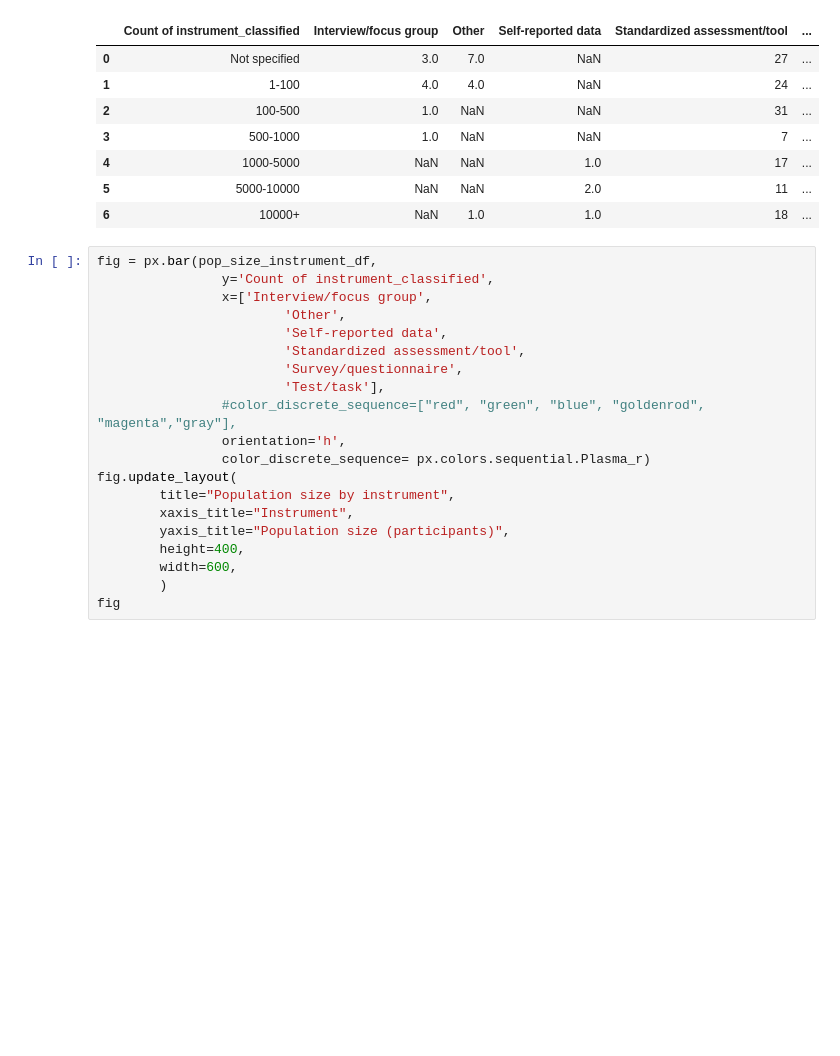
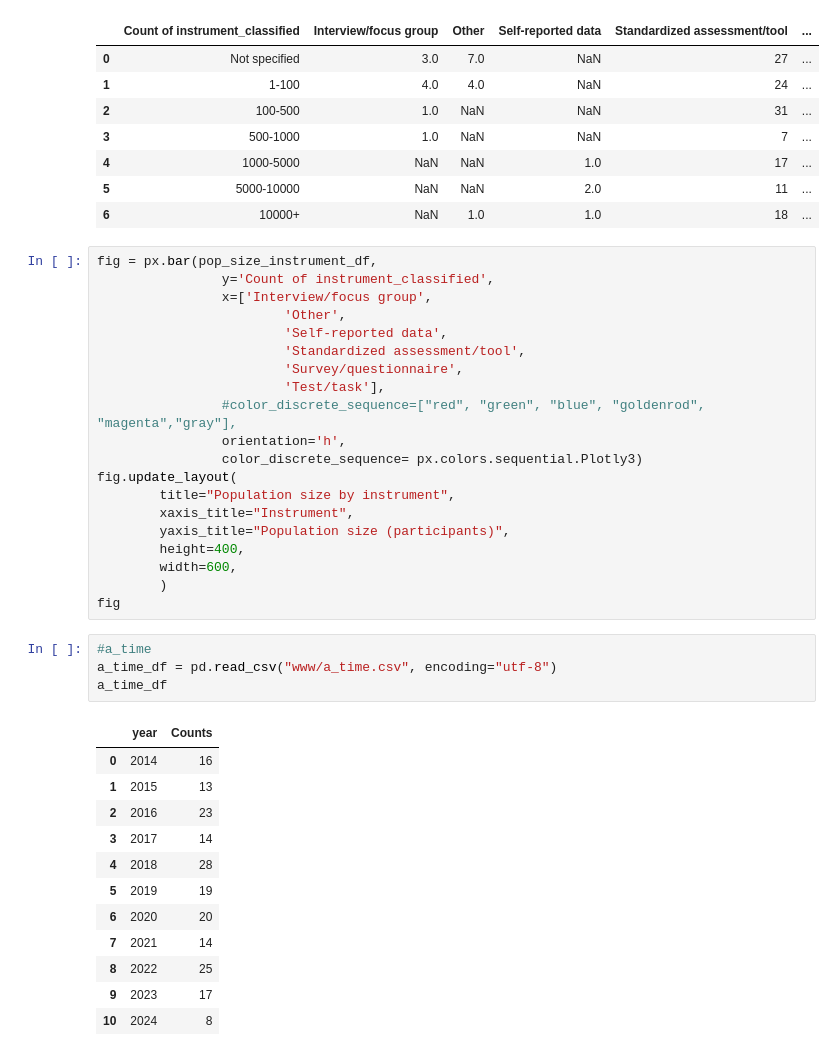
Before and after one commit to poppy-nicolette/ShinyShiny, a Jupyter notebook: dashboard-LNS/test_plots.ipynb, the cells around one changed output. Cells and saved outputs as stored; diff of their text form; blank space fills up the shorter version.

```diff
--- a/dashboard-LNS/test_plots.ipynb
+++ b/dashboard-LNS/test_plots.ipynb
@@ -26,7 +26,7 @@ fig = px.bar(pop_size_instrument_df,
                         'Test/task'],
                 #color_discrete_sequence=["red", "green", "blue", "goldenrod", "magenta","gray"],
                 orientation='h',
-                color_discrete_sequence= px.colors.sequential.Plasma_r)
+                color_discrete_sequence= px.colors.sequential.Plotly3)
 fig.update_layout(
         title="Population size by instrument",
         xaxis_title="Instrument",
@@ -35,3 +35,20 @@ fig.update_layout(
         width=600,
         )
 fig
+# %%
+#a_time
+a_time_df = pd.read_csv("www/a_time.csv", encoding="utf-8")
+a_time_df
+# %% [output]
+|  | year | Counts |
+| 0 | 2014 | 16 |
+| 1 | 2015 | 13 |
+| 2 | 2016 | 23 |
+| 3 | 2017 | 14 |
+| 4 | 2018 | 28 |
+| 5 | 2019 | 19 |
+| 6 | 2020 | 20 |
+| 7 | 2021 | 14 |
+| 8 | 2022 | 25 |
+| 9 | 2023 | 17 |
+| 10 | 2024 | 8 |
```
Also changed, not shown: parts of 5 cells of this notebook, 3 other files.
